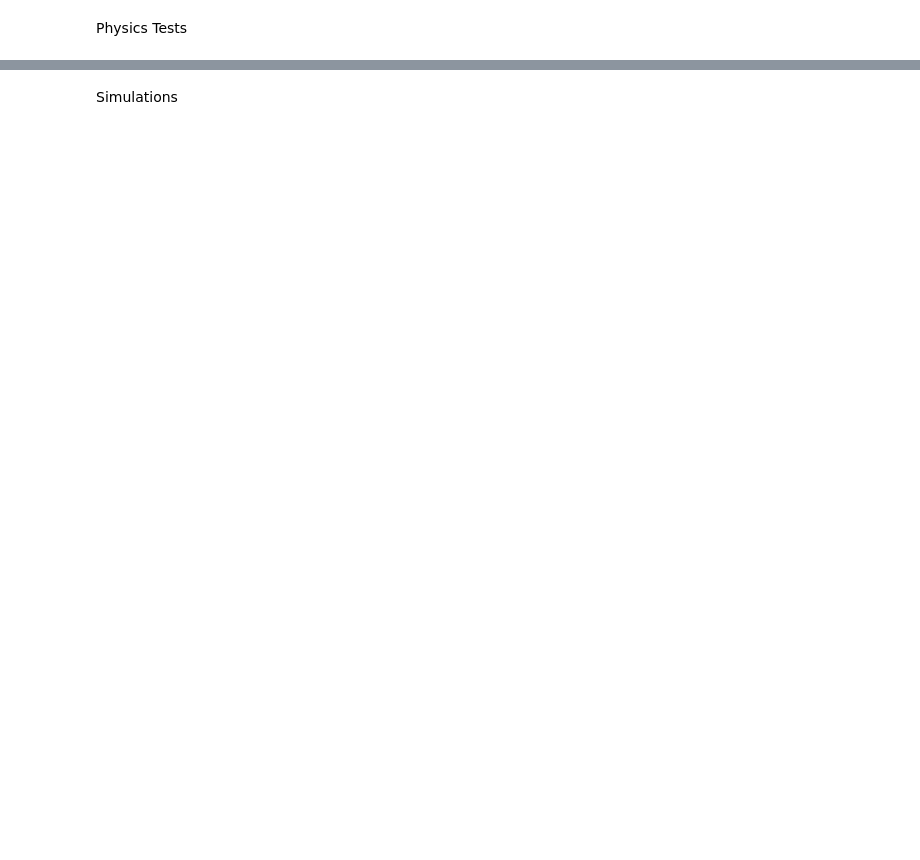
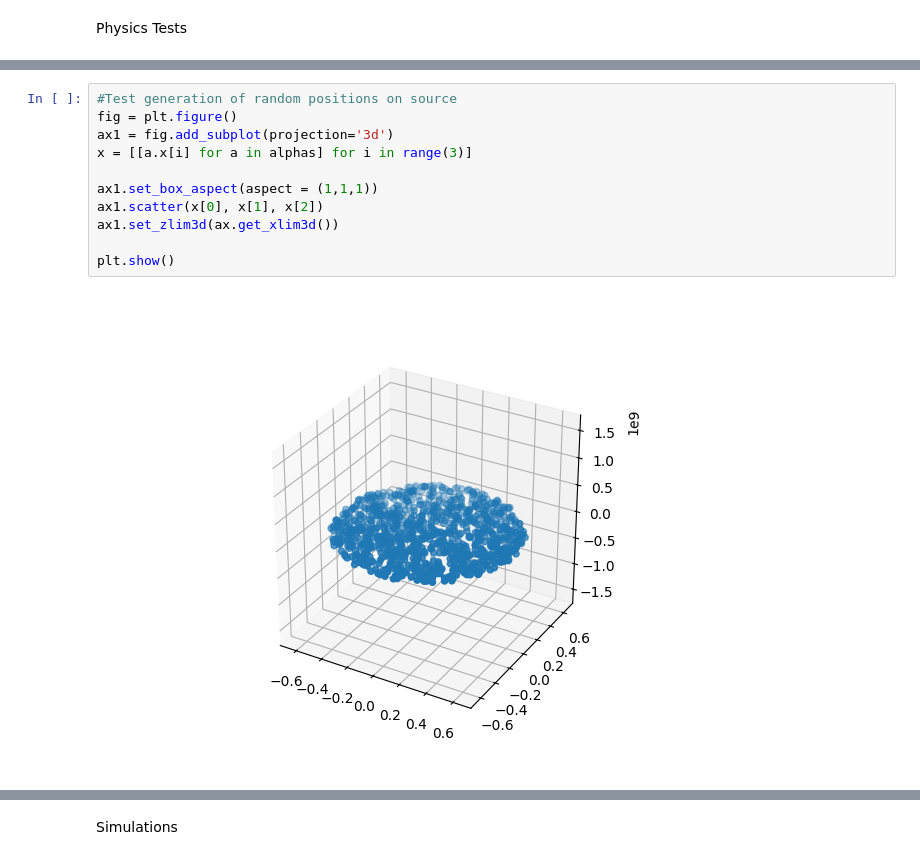
Before and after one commit to deanr02/Rutherford, a Jupyter notebook: mcsim.ipynb, the cells around one changed output, grey strips where cells are left out. Drawn from its saved outputs; the diff is of its cells as text; blank space fills up the shorter version.

```diff
--- a/mcsim.ipynb
+++ b/mcsim.ipynb
@@ -168,0 +228,13 @@ Physics Tests
+# %%
+#Test generation of random positions on source
+fig = plt.figure()
+ax1 = fig.add_subplot(projection='3d')
+x = [[a.x[i] for a in alphas] for i in range(3)]
+
+ax1.set_box_aspect(aspect = (1,1,1))
+ax1.scatter(x[0], x[1], x[2])
+ax1.set_zlim3d(ax.get_xlim3d())
+
+plt.show()
+# %% [output]
+[figure, added]
```
Also changed, not shown: parts of 19 cells of this notebook, 13 other files.
